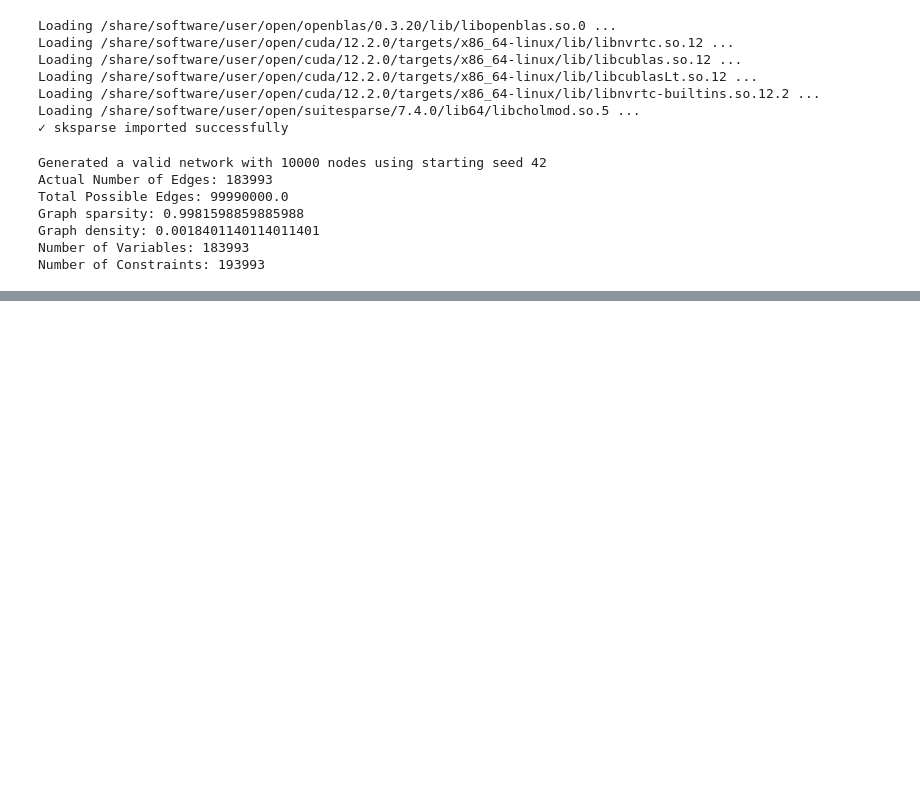
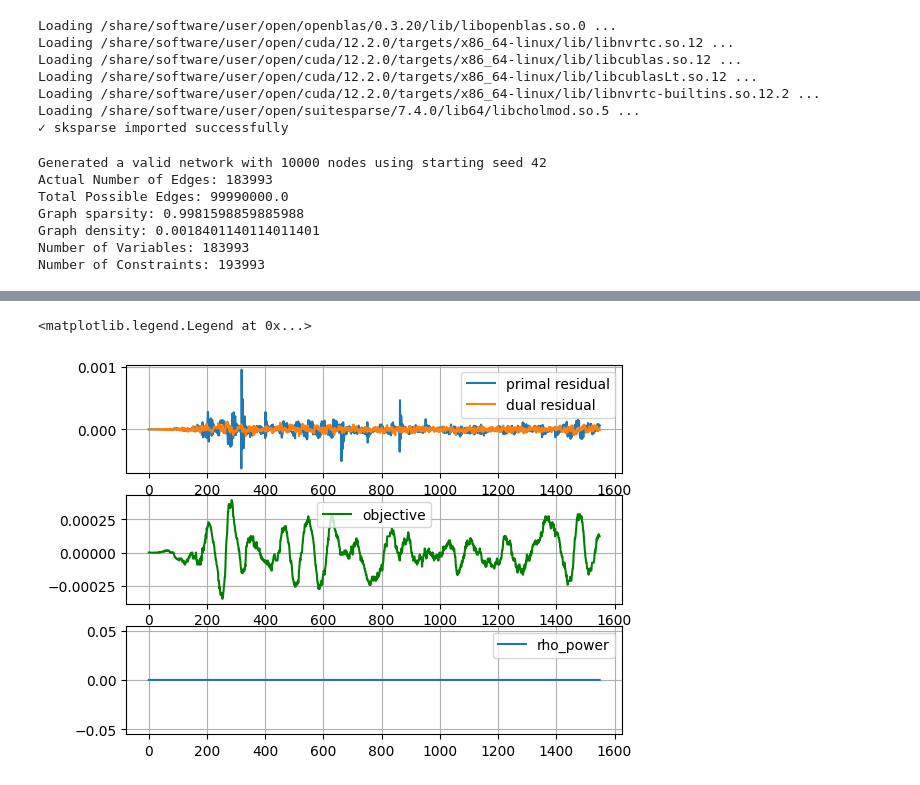
Before and after one commit to degleris1/zap, a Jupyter notebook: cone_notebooks/max_flow_tb.ipynb, the cells around one changed output, grey strips where cells are left out. Drawn from its saved outputs; the diff is of its cells as text; code cells hidden in the pictures; blank space fills up the shorter version.

```diff
--- a/cone_notebooks/max_flow_tb.ipynb
+++ b/cone_notebooks/max_flow_tb.ipynb
@@ -81,14 +82,15 @@ machine = 'cuda'
 dtype = torch.float32
 cone_bridge = ConeBridge(cone_params)
 cone_admm_devices = [d.torchify(machine=machine, dtype=dtype) for d in cone_bridge.devices]
-cone_admm = ADMMSolver(
+cone_admm = WeightedADMMSolver(
     machine=machine,
     dtype=dtype,
     atol=1e-6,
     rtol=1e-6,
-    alpha=1,
-    adaptive_rho=False,
+    alpha=1.6,
     tau=2,
+    adaptive_rho=True,
+    # adaptation_frequency=60,
     num_iterations=10000,
 )
 start_time = time.time()
@@ -127,0 +145,25 @@ Status: optimal
+# %%
+
+# Make plots of WEIGHTED ADMM - REGULAR ADMM
+iter_start = 0
+iter_end = 1550
+
+
+plt.subplot(3,1,1)
+plt.plot(np.array(cone_history_admm.power[iter_start:iter_end]) - np.array(cone_history_admm_2.power[iter_start:iter_end]), label='primal residual')
+plt.plot(np.array(cone_history_admm.dual_power[iter_start:iter_end]) - np.array(cone_history_admm_2.dual_power[iter_start:iter_end]), label='dual residual')
+plt.grid()
+plt.legend()
+plt.xlabel('Iterations')
+plt.subplot(3,1,2)
+plt.plot(np.array(cone_history_admm.objective[iter_start:iter_end]) - np.array(cone_history_admm_2.objective[iter_start:iter_end]), label='objective', color='g')
+plt.grid()
+plt.legend()
+plt.xlabel('Iterations')
+plt.subplot(3,1,3)
+plt.grid()
+plt.plot(np.array(cone_history_admm.rho_power[iter_start:iter_end]) - np.array(cone_history_admm_2.rho_power[iter_start:iter_end]), label='rho_power')
+plt.legend()
+# %% [output]
+<matplotlib.legend.Legend at 0x...>
+[figure, added]
```
Also changed, not shown: parts of 9 cells of this notebook, 4 other files.
